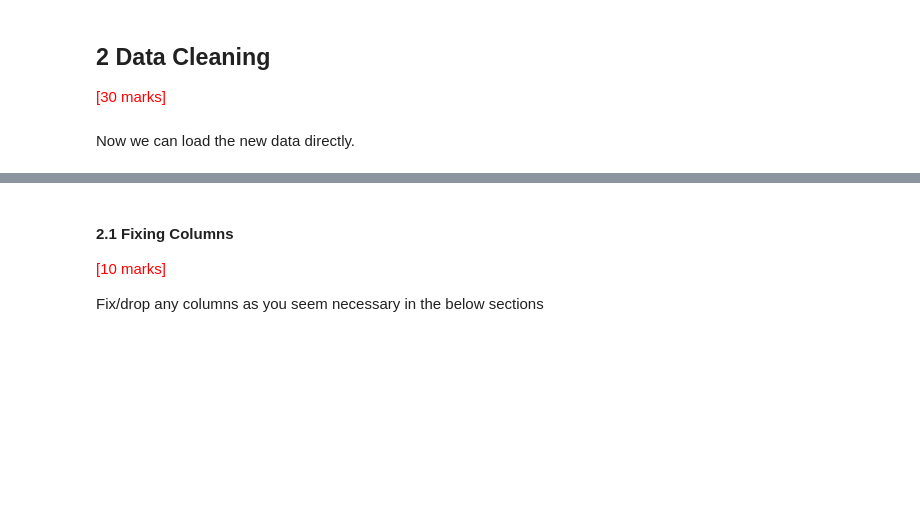
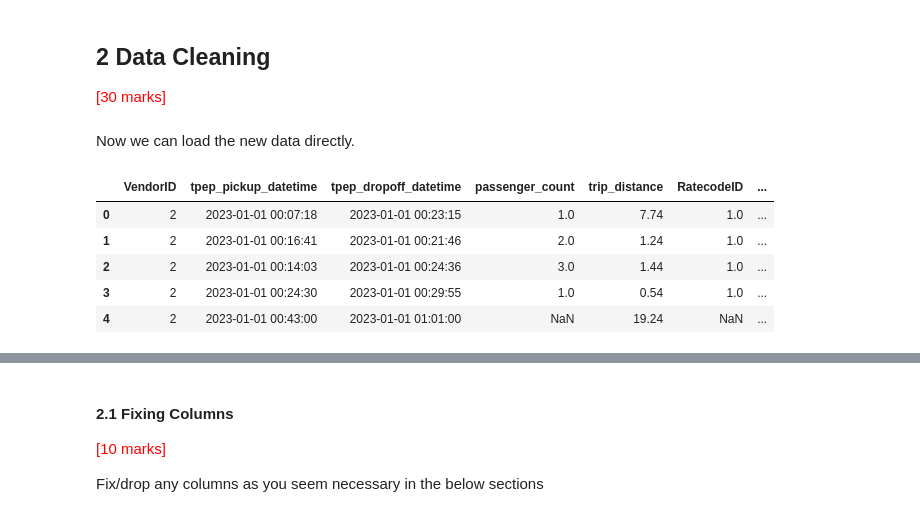
Before and after one commit to TalJa1/dc_practice, a Jupyter notebook: EDA_assignment/EDA_Assg_NYC_Taxi_Starter.ipynb, the cells around one changed output, grey strips where cells are left out. Drawn from its saved outputs; the diff is of its cells as text; code cells hidden in the pictures; blank space fills up the shorter version.

```diff
--- a/EDA_assignment/EDA_Assg_NYC_Taxi_Starter.ipynb
+++ b/EDA_assignment/EDA_Assg_NYC_Taxi_Starter.ipynb
@@ -247,3 +253,4 @@ Ideally, you can try keeping the total entries to around 250,000 to 300,000.
 Now we can load the new data directly.
 # %%
 # Load the new data file
+df = pd.read_parquet('store_all.parquet')
@@ -253,0 +257,9 @@ Now we can load the new data directly.
+# %%
+df.head()
+# %% [output]
+|  | VendorID | tpep_pickup_datetime | tpep_dropoff_datetime | passenger_count | trip_distance | RatecodeID | ... |
+| 0 | 2 | 2023-01-01 00:07:18 | 2023-01-01 00:23:15 | 1.0 | 7.74 | 1.0 | ... |
+| 1 | 2 | 2023-01-01 00:16:41 | 2023-01-01 00:21:46 | 2.0 | 1.24 | 1.0 | ... |
+| 2 | 2 | 2023-01-01 00:14:03 | 2023-01-01 00:24:36 | 3.0 | 1.44 | 1.0 | ... |
+| 3 | 2 | 2023-01-01 00:24:30 | 2023-01-01 00:29:55 | 1.0 | 0.54 | 1.0 | ... |
+| 4 | 2 | 2023-01-01 00:43:00 | 2023-01-01 01:01:00 | NaN | 19.24 | NaN | ... |
```
Also changed, not shown: parts of 5 cells of this notebook, 1 other file.
